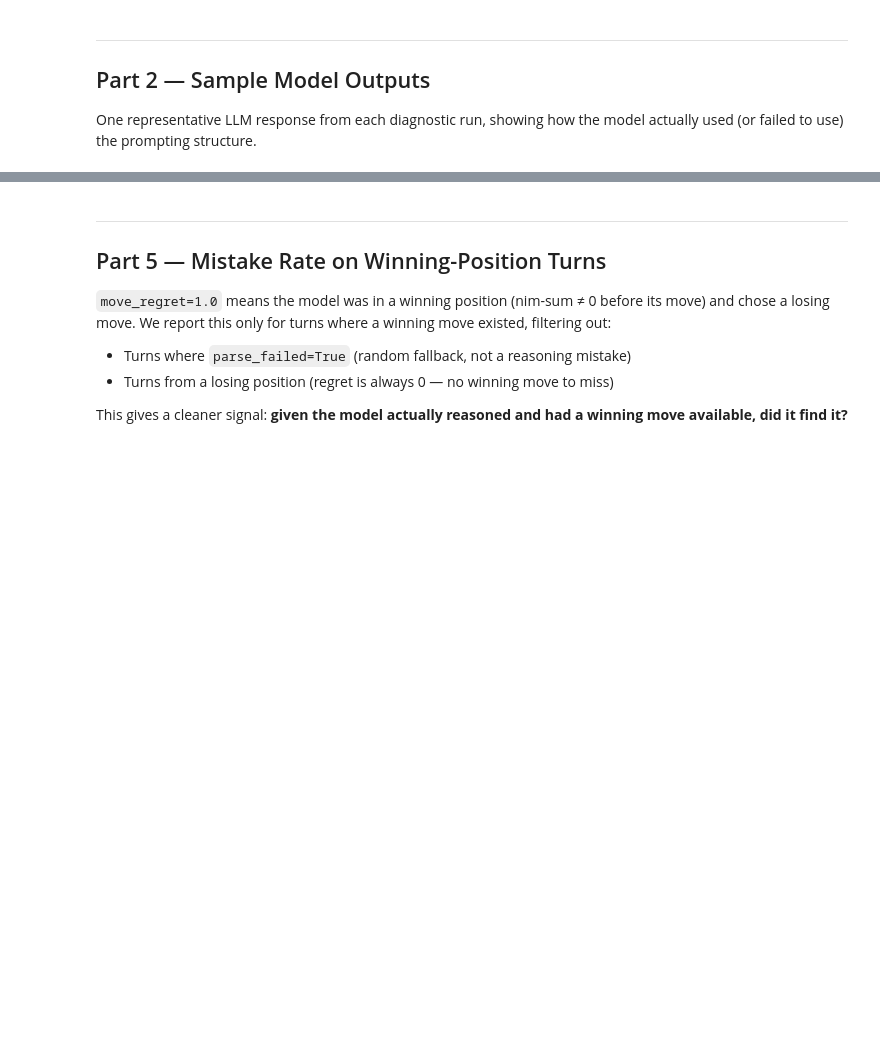
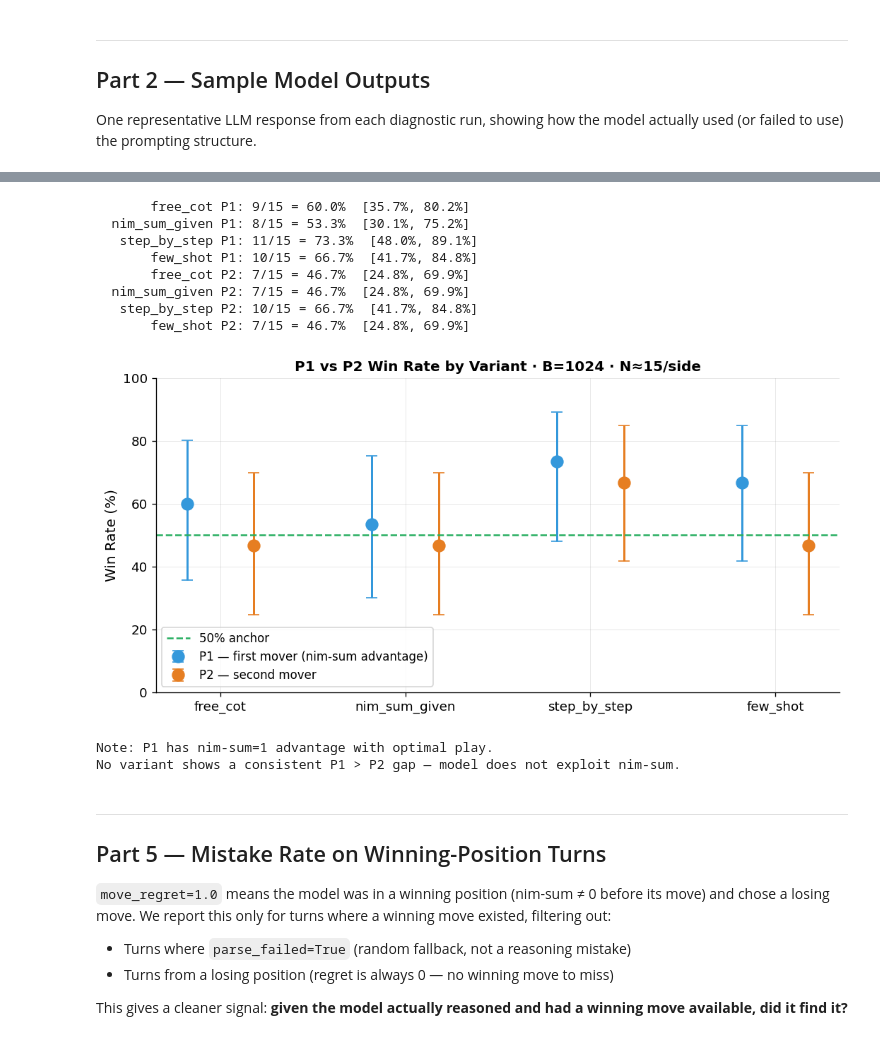
Before and after one commit to sstefan90/CoT-difficulty-knob, a Jupyter notebook: notebooks/07_nim_diagnostics.ipynb, the cells around one changed output, grey strips where cells are left out. Saved outputs shown, nothing was run; the diff lists cells and outputs as text; code cells hidden in the pictures; blank space fills up the shorter version.

```diff
--- a/notebooks/07_nim_diagnostics.ipynb
+++ b/notebooks/07_nim_diagnostics.ipynb
@@ -575,3 +515,64 @@ Saved → /Users/stephone/Documents/CoT-difficulty-knob/data/fig_nim_diagnostics
+# %%
+# llm_side is stored as integer: 1 = P1 (first mover), -1 = P2 (second mover)
+CELLS_SIDE = [
+    ('free_cot',      RUN_FREE,     None),
+    ('nim_sum_given', RUN_NIMSUM,   None),
+    ('step_by_step',  RUN_SCAFFOLD, None),
+    ('few_shot',      RUN_FEWSHOT,  None),
+]
+
+fig, ax = plt.subplots(figsize=(9, 4.5))
+offsets = [-0.18, 0.18]
+colors  = ['#3498db', '#e67e22']
+side_specs = [(1, 'P1 — first mover (nim-sum advantage)'), (-1, 'P2 — second mover')]
+
+for gi, (side_val, side_label) in enumerate(side_specs):
+    xs, pts_s, los_s, his_s = [], [], [], []
+    for ci, (label, run, bf) in enumerate(CELLS_SIDE):
+        trials = load_run(run, budget_filter=bf)
+        t_side = [t for t in trials if t['side'] == side_val]
+        k = sum(t['won'] for t in t_side)
+        n = len(t_side)
+        p, lo, hi = wilson_ci(k, n) if n else (0.0, 0.0, 0.0)
+        xs.append(ci + offsets[gi])
+        pts_s.append(p); los_s.append(lo); his_s.append(hi)
+        if gi == 0:
+            print(f"{label:>15} P1: {k}/{n} = {p*100:.1f}%  [{lo*100:.1f}%, {hi*100:.1f}%]")
+        else:
+            print(f"{label:>15} P2: {k}/{n} = {p*100:.1f}%  [{lo*100:.1f}%, {hi*100:.1f}%]")
+
+    ax.errorbar(
+        xs, [p * 100 for p in pts_s],
+        yerr=[[(p - lo) * 100 for p, lo in zip(pts_s, los_s)],
+              [(hi - p) * 100 for p, hi in zip(pts_s, his_s)]],
+        fmt='o', color=colors[gi], ecolor=colors[gi],
+        elinewidth=1.8, capsize=5, markersize=10, linewidth=1.8, label=side_label,
+    )
+
+ax.axhline(50, color='#27ae60', linestyle='--', linewidth=1.5, label='50% anchor')
+ax.set_xticks(range(len(CELLS_SIDE)))
+ax.set_xticklabels([c[0] for c in CELLS_SIDE], fontsize=11)
+ax.set_ylim(0, 100)
+ax.set_ylabel('Win Rate (%)', fontsize=12)
+ax.set_title('P1 vs P2 Win Rate by Variant · B=1024 · N≈15/side', fontsize=12, fontweight='bold')
+ax.legend(fontsize=10)
+plt.tight_layout(); plt.show()
+
+print()
+print("Note: P1 has nim-sum=1 advantage with optimal play.")
+print("No variant shows a consistent P1 > P2 gap — model does not exploit nim-sum.")
+# %% [output]
+       free_cot P1: 9/15 = 60.0%  [35.7%, 80.2%]
+  nim_sum_given P1: 8/15 = 53.3%  [30.1%, 75.2%]
+   step_by_step P1: 11/15 = 73.3%  [48.0%, 89.1%]
+       few_shot P1: 10/15 = 66.7%  [41.7%, 84.8%]
+       free_cot P2: 7/15 = 46.7%  [24.8%, 69.9%]
+  nim_sum_given P2: 7/15 = 46.7%  [24.8%, 69.9%]
+   step_by_step P2: 10/15 = 66.7%  [41.7%, 84.8%]
+       few_shot P2: 7/15 = 46.7%  [24.8%, 69.9%]
+[figure, added]
+Note: P1 has nim-sum=1 advantage with optimal play.
+No variant shows a consistent P1 > P2 gap — model does not exploit nim-sum.
 # %% [markdown]
 ---
 ## Part 5 — Mistake Rate on Winning-Position Turns
```
Also changed, not shown: parts of 33 cells of this notebook, 57 other files.
